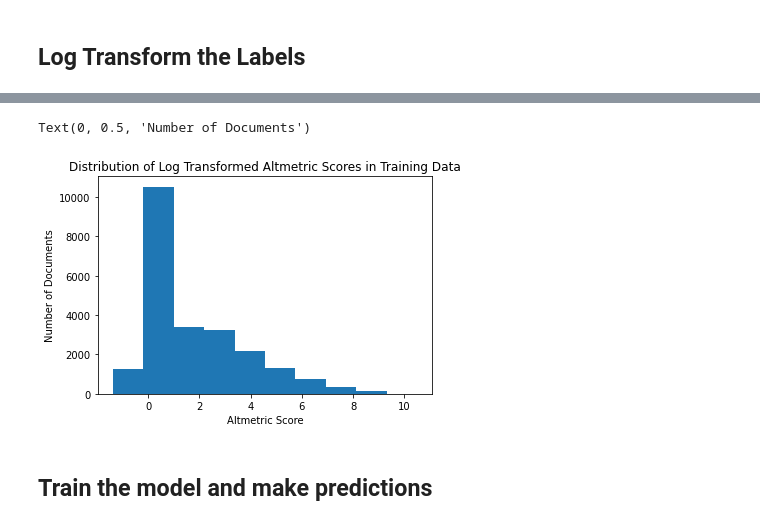
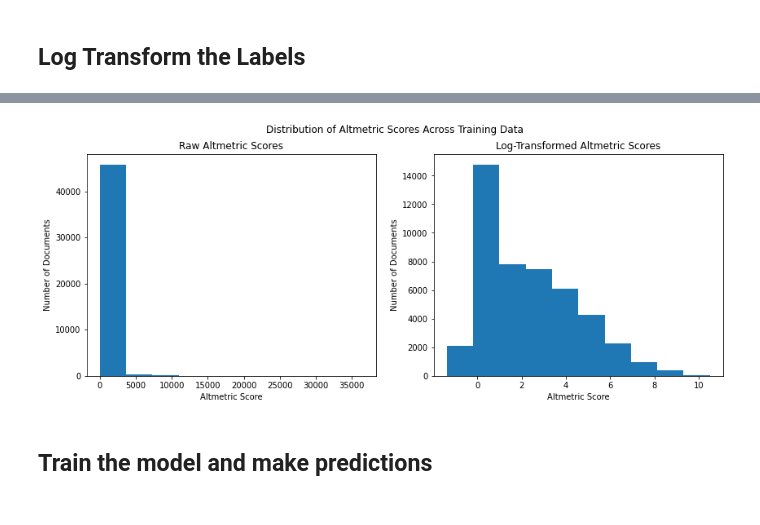
Before and after one commit to DavidONeill75101/level-4-project, a Jupyter notebook: Notebooks/Model Creation/Creating_Altmetric_Regression_Model.ipynb, the cells around one changed output, grey strips where cells are left out. Cells and saved outputs as stored; diff of their text form; code cells hidden in the pictures.

```diff
--- a/Notebooks/Model Creation/Creating_Altmetric_Regression_Model.ipynb
+++ b/Notebooks/Model Creation/Creating_Altmetric_Regression_Model.ipynb
@@ -158,11 +202,9 @@ Text(0, 0.5, 'Number of Documents')
+# %%
+y_train_copy = y_train.copy()
 # %%
-for i in range(len(y_train)):
-  if y_train[i]==0:
-    y_train[i] += 1
+for i in range(len(y_train_copy)):
+  if y_train_copy[i]==0:
+    y_train_copy[i] += 1
 # %%
-for i in range(len(y_test)):
-  if y_test[i]==0:
-    y_test[i] += 1
+for i in range(len(y_train_copy)):
+  y_train_copy[i] = np.log(y_train_copy[i])
-# %%
-for i in range(len(y_train)):
-  y_train[i] = np.log(y_train[i])
@@ -180,11 +211,17 @@ Text(0, 0.5, 'Number of Documents')
-# %%
-plt.hist(y_test)
-plt.title("Distribution of Log Transformed Altmetric Scores in Training Data")
-plt.xlabel("Altmetric Score")
-plt.ylabel("Number of Documents")
-# %% [output]
-Text(0, 0.5, 'Number of Documents')
-[figure, removed]
+# %%
+fig, ax = plt.subplots(1, 2, figsize=(14, 5))
+fig.suptitle("Distribution of Altmetric Scores Across Training Data")
+ax[0].hist(y_train)
+ax[0].set_title("Raw Altmetric Scores")
+ax[0].set_xlabel("Altmetric Score")
+ax[0].set_ylabel("Number of Documents")
+ax[1].hist(y_train_copy)
+ax[1].set_title("Log-Transformed Altmetric Scores")
+ax[1].set_xlabel("Altmetric Score")
+ax[1].set_ylabel("Number of Documents")
+fig.savefig("altmetric_distribution.pdf", format="pdf", bbox_inches="tight")
+# %% [output]
+[figure, added]
 # %% [markdown]
 ## **Train the model and make predictions**
 # %%
```
Also changed, not shown: parts of 9 cells of this notebook, 5 other files.
